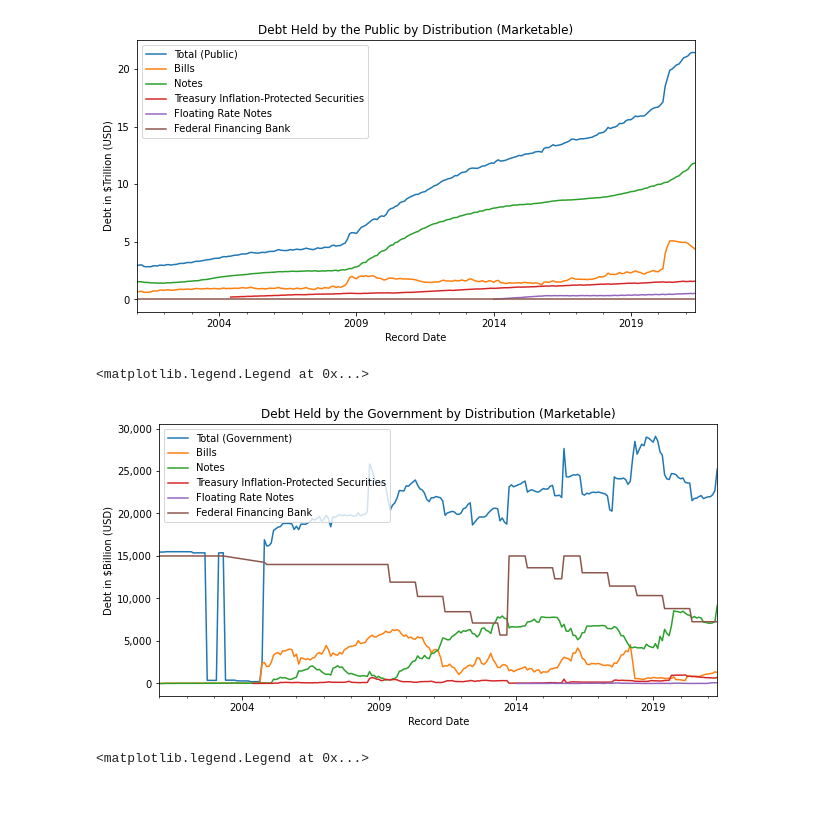
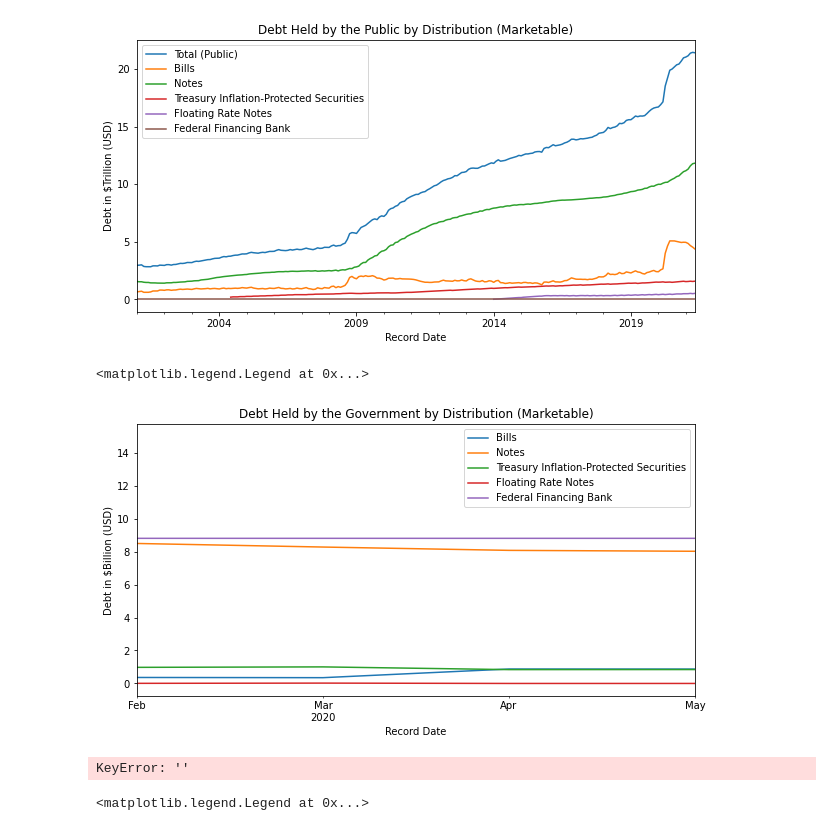
Before and after one commit to kierangraham-au/Data-Project-US-Debt, a Jupyter notebook: usdebt.ipynb, the cells around one changed output. Saved outputs shown, nothing was run; the diff lists cells and outputs as text; code cells hidden in the pictures; blank space fills up the shorter version.

```diff
--- a/usdebt.ipynb
+++ b/usdebt.ipynb
@@ -348,7 +368,7 @@ Text(2009-04-02, 20, 'Hello')
 
 
 #Class Descriptions
-debt_df.set_index("Record_Date")[debt_df.set_index("Record_Date")[
+ax = debt_df.set_index("Record_Date")[debt_df.set_index("Record_Date")[
     "Security_Class_Description"] == "Notes"].Total_Public_Debt_OutstandingM.plot.area(label="Notes")
 debt_df.set_index("Record_Date")[debt_df.set_index("Record_Date")[
     "Security_Class_Description"] == "Bills"].Total_Public_Debt_OutstandingM.plot.area(label="Bills")
@@ -382,7 +401,7 @@ plt.legend()
 
 
 #Class Descriptions
-debt_df.set_index("Record_Date")[debt_df.set_index("Record_Date")[
+ax = debt_df.set_index("Record_Date")[debt_df.set_index("Record_Date")[
     "Security_Class_Description"] == "Notes"].Total_Public_Debt_OutstandingM.plot.area(label="Notes")
 debt_df.set_index("Record_Date")[debt_df.set_index("Record_Date")[
     "Security_Class_Description"] == "Bills"].Total_Public_Debt_OutstandingM.plot.area(label="Bills")
@@ -401,8 +420,9 @@ ax.get_yaxis().set_major_formatter(
 plt.ylabel("Debt in $Trillion (USD)")
 plt.title("Total Marketable Debt vs Distribution")
 plt.xlabel("Record Date")
-plt.xlim("2019-06-01", "2021-05-31")
+plt.xlim("2019-06-01", "2021-07-31")
 
 
 plt.legend()
+plt.show()
 # %% [output]
@@ -490,36 +509,41 @@ plt.legend()
 <matplotlib.legend.Legend at 0x...>
 [figure]
 # %%
-#Debt Held by the Government Graph
-ax = debt_df.set_index("Record_Date")[debt_df.set_index("Record_Date")[
-    "Security_Type_Description"] == "Total Marketable"].Intragovernmental_HoldingsM.plot(label="Total (Government)")
+# #Debt Held by the Government Graph
+# ax = debt_df.set_index("Record_Date")[debt_df.set_index("Record_Date")[
+#     "Security_Type_Description"] == "Total Marketable"].Intragovernmental_HoldingsM.plot(label="Total (Government)")
 
 #Class Descriptions
-debt_df.set_index("Record_Date")[debt_df.set_index("Record_Date")[
+ax = debt_df.set_index("Record_Date")[debt_df.set_index("Record_Date")[
     "Security_Class_Description"] == "Bills"].Intragovernmental_HoldingsM.plot(label="Bills")
 debt_df.set_index("Record_Date")[debt_df.set_index("Record_Date")[
     "Security_Class_Description"] == "Notes"].Intragovernmental_HoldingsM.plot(label="Notes")
 debt_df.set_index("Record_Date")[debt_df.set_index("Record_Date")[
     "Security_Class_Description"] == "Treasury Inflation-Protected Securities"].Intragovernmental_HoldingsM.plot(label="Treasury Inflation-Protected Securities")
 debt_df.set_index("Record_Date")[debt_df.set_index("Record_Date")[
     "Security_Class_Description"] == "Floating Rate Notes"].Intragovernmental_HoldingsM.plot(label="Floating Rate Notes")
 debt_df.set_index("Record_Date")[debt_df.set_index("Record_Date")[
     "Security_Class_Description"] == "Federal Financing Bank"].Intragovernmental_HoldingsM.plot(label="Federal Financing Bank")
 
 
 #Labels
+ax.get_yaxis().set_major_formatter(
+matplotlib.ticker.FuncFormatter(lambda x, p: format(int(x/1000), ',')))
 plt.rcParams['figure.figsize'] = (20,10)
-ax.get_yaxis().set_major_formatter(
-matplotlib.ticker.FuncFormatter(lambda x, p: format(int(x), ',')))
+
 plt.ylabel("Debt in $Billion (USD)")
 plt.title("Debt Held by the Government by Distribution (Marketable)")
 plt.xlabel("Record Date")
-plt.xlim("2019-06-01", "2021-05-31")
+plt.xlim("2020-02-01", "2020-05-01")
 
 plt.legend()
 # %% [output]
 <matplotlib.legend.Legend at 0x...>
-[figure, old version]
+[figure, new version]
+# %%
+debt_df.plot.bar(x="" )
+# %% [output]
+KeyError: ''
 # %%
 #Debt Held by the Government Graph
 # ax = debt_df.set_index("Record_Date")[debt_df.set_index("Record_Date")[
```
Also changed, not shown: parts of 20 cells of this notebook, 2 other files.
